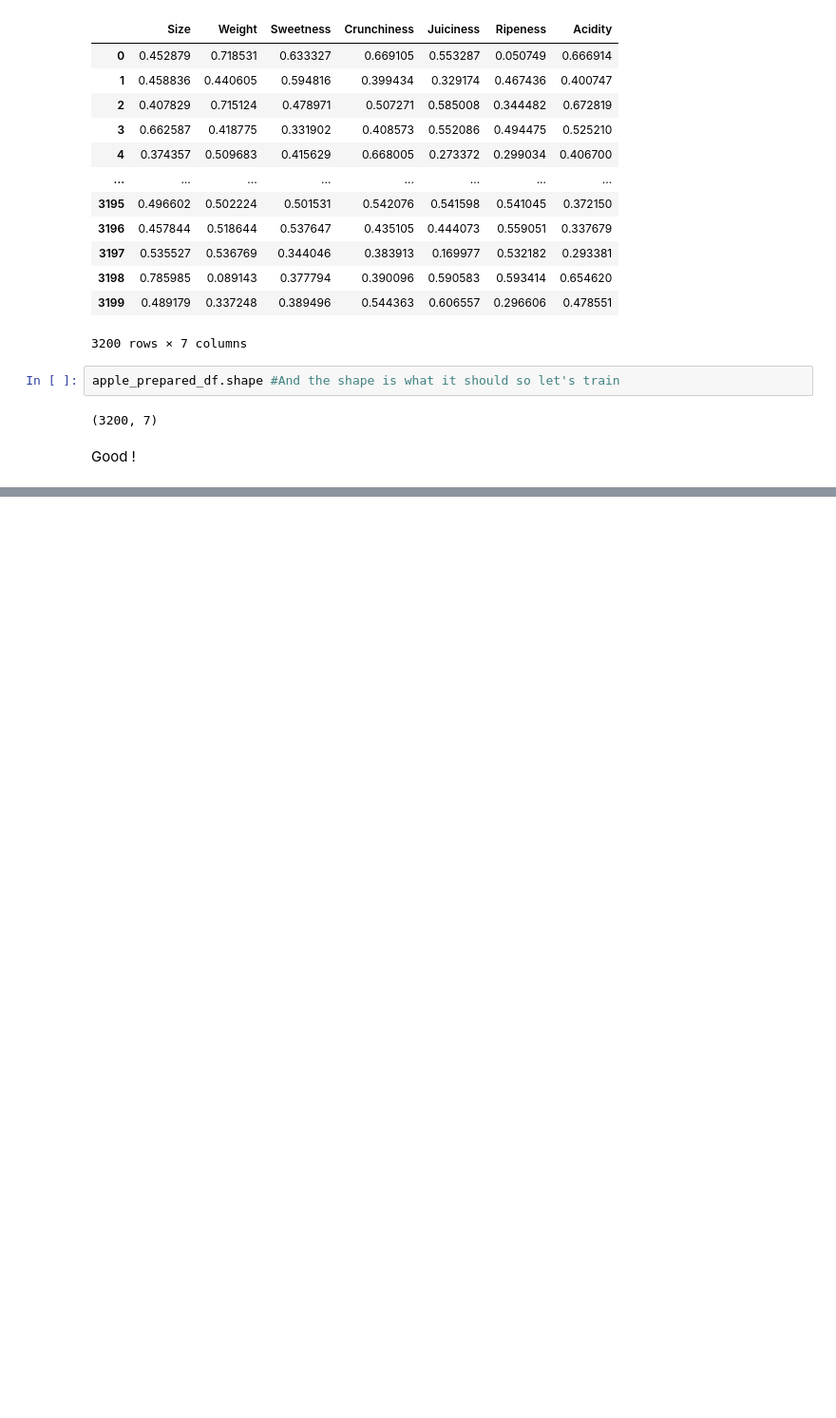
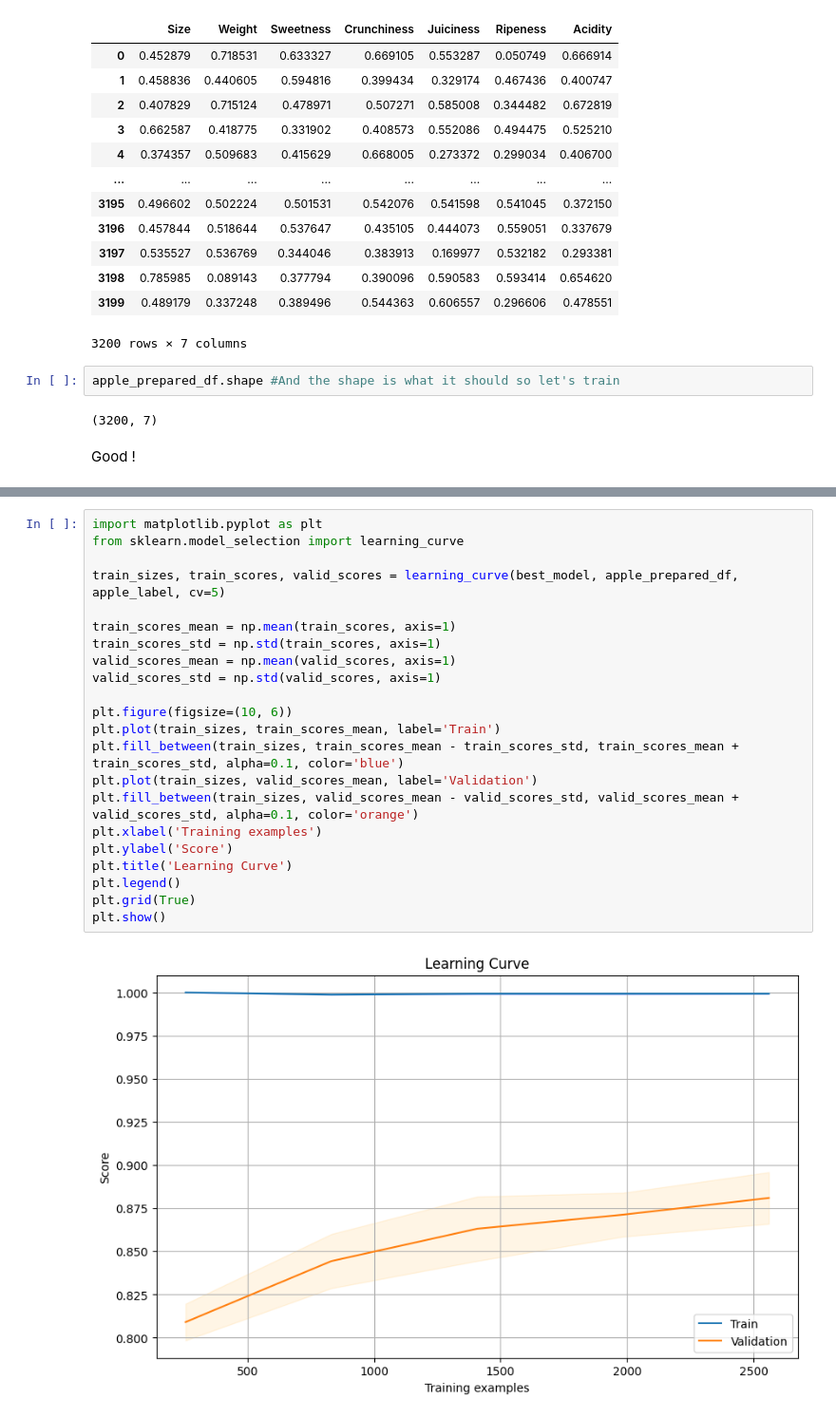
Before and after one commit to AntoBrgt/Apple_quality, a Jupyter notebook: apple_quality.ipynb, the cells around one changed output, grey strips where cells are left out. Shown at 95% size. Cells and saved outputs as stored; diff of their text form; blank space fills up the shorter version.

```diff
--- a/apple_quality.ipynb
+++ b/apple_quality.ipynb
@@ -542,0 +512,24 @@ Pipeline(steps=[('preprocessor',
+# %%
+import matplotlib.pyplot as plt
+from sklearn.model_selection import learning_curve
+
+train_sizes, train_scores, valid_scores = learning_curve(best_model, apple_prepared_df, apple_label, cv=5)
+
+train_scores_mean = np.mean(train_scores, axis=1)
+train_scores_std = np.std(train_scores, axis=1)
+valid_scores_mean = np.mean(valid_scores, axis=1)
+valid_scores_std = np.std(valid_scores, axis=1)
+
+plt.figure(figsize=(10, 6))
+plt.plot(train_sizes, train_scores_mean, label='Train')
+plt.fill_between(train_sizes, train_scores_mean - train_scores_std, train_scores_mean + train_scores_std, alpha=0.1, color='blue')
+plt.plot(train_sizes, valid_scores_mean, label='Validation')
+plt.fill_between(train_sizes, valid_scores_mean - valid_scores_std, valid_scores_mean + valid_scores_std, alpha=0.1, color='orange')
+plt.xlabel('Training examples')
+plt.ylabel('Score')
+plt.title('Learning Curve')
+plt.legend()
+plt.grid(True)
+plt.show()
+# %% [output]
+[figure, added]
```
Also changed, not shown: parts of 51 cells of this notebook, 16 other files.
